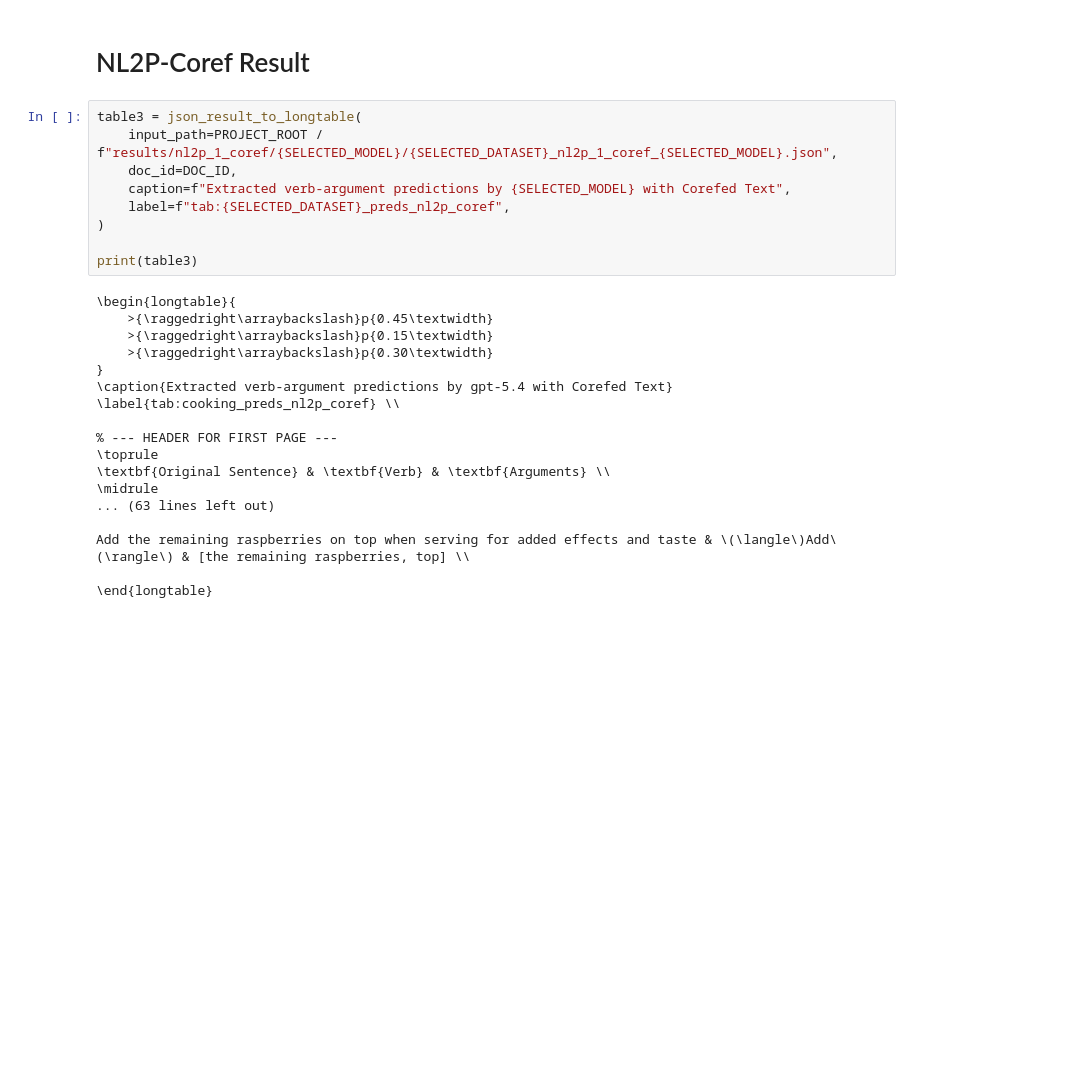
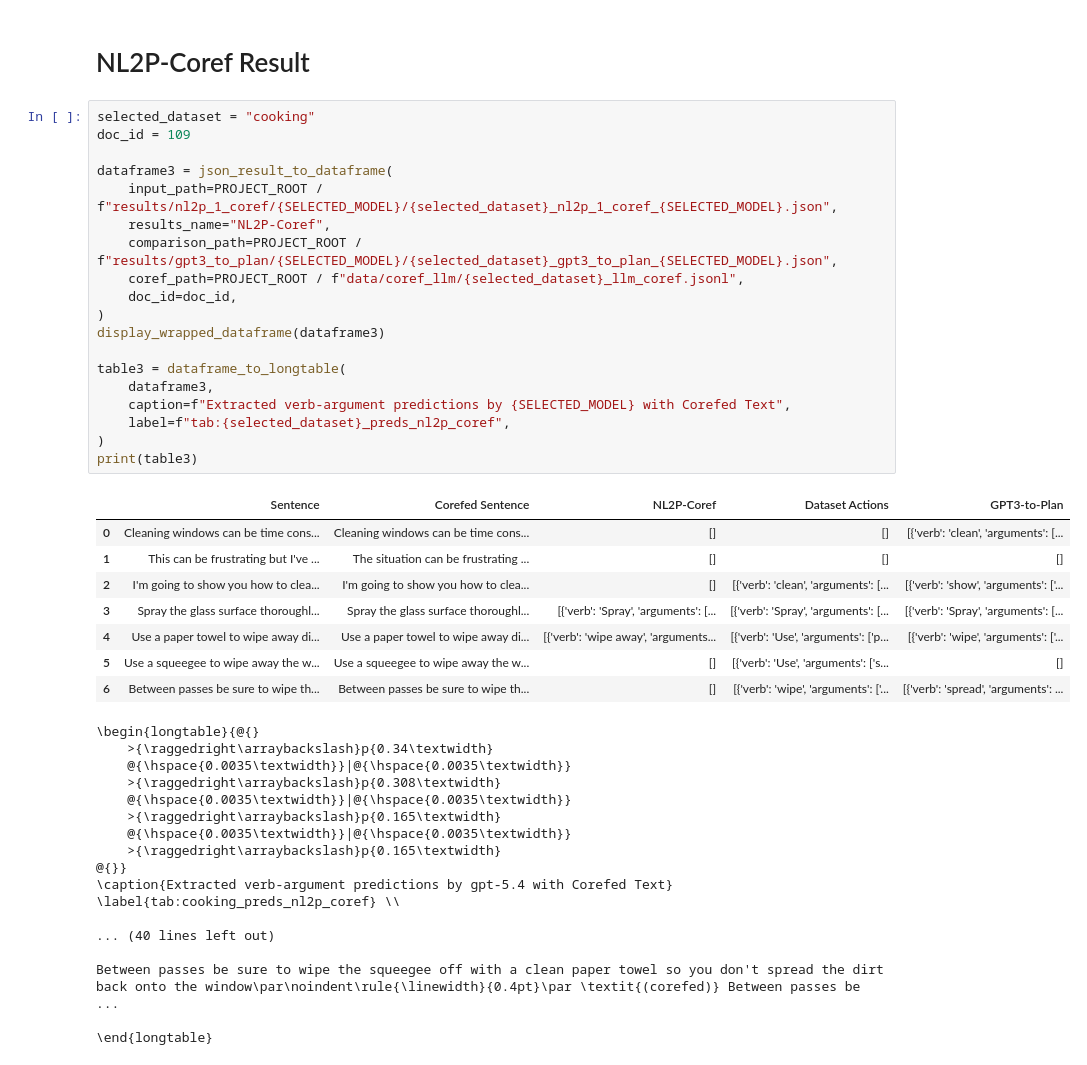
Before and after one commit to utop1an/llm-action-extraction, a Jupyter notebook: diagnosis/read_results_into_table.ipynb, the cells around one changed output. Saved outputs shown, nothing was run; the diff lists cells and outputs as text; blank space fills up the shorter version.

```diff
--- a/diagnosis/read_results_into_table.ipynb
+++ b/diagnosis/read_results_into_table.ipynb
@@ -227,29 +647,47 @@ Add the remaining raspberries on top when serving for added effects and taste &
 # %% [markdown]
 # NL2P-Coref Result
 # %%
-table3 = json_result_to_longtable(
-    input_path=PROJECT_ROOT / f"results/nl2p_1_coref/{SELECTED_MODEL}/{SELECTED_DATASET}_nl2p_1_coref_{SELECTED_MODEL}.json",
-    doc_id=DOC_ID,
+selected_dataset = "cooking"
+doc_id = 109
+
+dataframe3 = json_result_to_dataframe(
+    input_path=PROJECT_ROOT / f"results/nl2p_1_coref/{SELECTED_MODEL}/{selected_dataset}_nl2p_1_coref_{SELECTED_MODEL}.json",
+    results_name="NL2P-Coref",
+    comparison_path=PROJECT_ROOT / f"results/gpt3_to_plan/{SELECTED_MODEL}/{selected_dataset}_gpt3_to_plan_{SELECTED_MODEL}.json",
+    coref_path=PROJECT_ROOT / f"data/coref_llm/{selected_dataset}_llm_coref.jsonl",
+    doc_id=doc_id,
+)
+display_wrapped_dataframe(dataframe3)
+
+table3 = dataframe_to_longtable(
+    dataframe3,
     caption=f"Extracted verb-argument predictions by {SELECTED_MODEL} with Corefed Text",
-    label=f"tab:{SELECTED_DATASET}_preds_nl2p_coref",
+    label=f"tab:{selected_dataset}_preds_nl2p_coref",
 )
-
 print(table3)
 # %% [output]
+|  | Sentence | Corefed Sentence | NL2P-Coref | Dataset Actions | GPT3-to-Plan |
+| 0 | Cleaning windows can be time cons... | Cleaning windows can be time cons... | [] | [] | [{'verb': 'clean', 'arguments': [... |
+| 1 | This can be frustrating but I've ... | The situation can be frustrating ... | [] | [] | [] |
+| 2 | I'm going to show you how to clea... | I'm going to show you how to clea... | [] | [{'verb': 'clean', 'arguments': [... | [{'verb': 'show', 'arguments': ['... |
+| 3 | Spray the glass surface thoroughl... | Spray the glass surface thoroughl... | [{'verb': 'Spray', 'arguments': [... | [{'verb': 'Spray', 'arguments': [... | [{'verb': 'Spray', 'arguments': [... |
+| 4 | Use a paper towel to wipe away di... | Use a paper towel to wipe away di... | [{'verb': 'wipe away', 'arguments... | [{'verb': 'Use', 'arguments': ['p... | [{'verb': 'wipe', 'arguments': ['... |
+| 5 | Use a squeegee to wipe away the w... | Use a squeegee to wipe away the w... | [] | [{'verb': 'Use', 'arguments': ['s... | [] |
+| 6 | Between passes be sure to wipe th... | Between passes be sure to wipe th... | [] | [{'verb': 'wipe', 'arguments': ['... | [{'verb': 'spread', 'arguments': ... |
-\begin{longtable}{
-    >{\raggedright\arraybackslash}p{0.45\textwidth}
-    >{\raggedright\arraybackslash}p{0.15\textwidth}
-    >{\raggedright\arraybackslash}p{0.30\textwidth}
-}
+\begin{longtable}{@{}
+    >{\raggedright\arraybackslash}p{0.34\textwidth}
+    @{\hspace{0.0035\textwidth}}|@{\hspace{0.0035\textwidth}}
+    >{\raggedright\arraybackslash}p{0.308\textwidth}
+    @{\hspace{0.0035\textwidth}}|@{\hspace{0.0035\textwidth}}
+    >{\raggedright\arraybackslash}p{0.165\textwidth}
+    @{\hspace{0.0035\textwidth}}|@{\hspace{0.0035\textwidth}}
+    >{\raggedright\arraybackslash}p{0.165\textwidth}
+@{}}
 \caption{Extracted verb-argument predictions by gpt-5.4 with Corefed Text}
 \label{tab:cooking_preds_nl2p_coref} \\
 
-% --- HEADER FOR FIRST PAGE ---
-\toprule
-\textbf{Original Sentence} & \textbf{Verb} & \textbf{Arguments} \\
-\midrule
-... (63 lines left out)
+... (40 lines left out)
 
-Add the remaining raspberries on top when serving for added effects and taste & \(\langle\)Add\(\rangle\) & [the remaining raspberries, top] \\
+Between passes be sure to wipe the squeegee off with a clean paper towel so you don't spread the dirt back onto the window\par\noindent\rule{\linewidth}{0.4pt}\par \textit{(corefed)} Between passes be ...
 
 \end{longtable}
```
Also changed, not shown: parts of 7 cells of this notebook.
